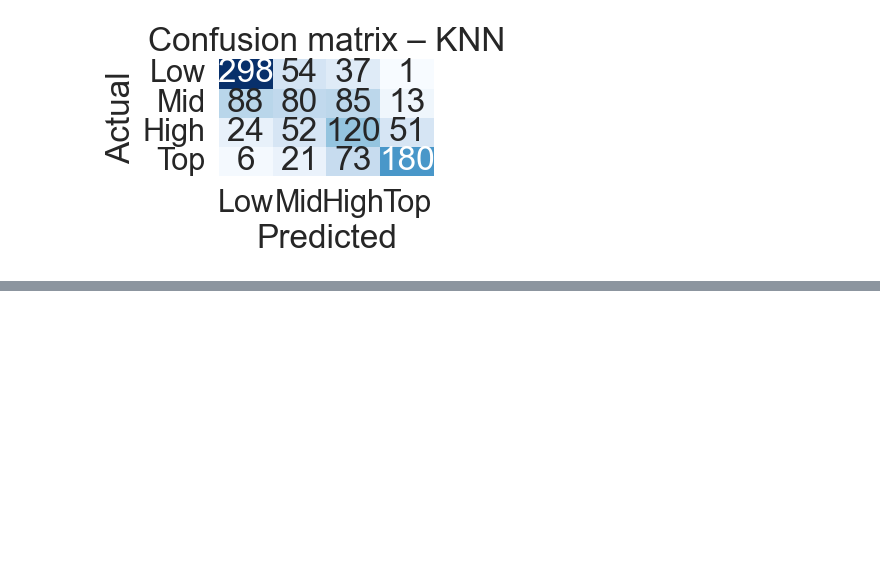
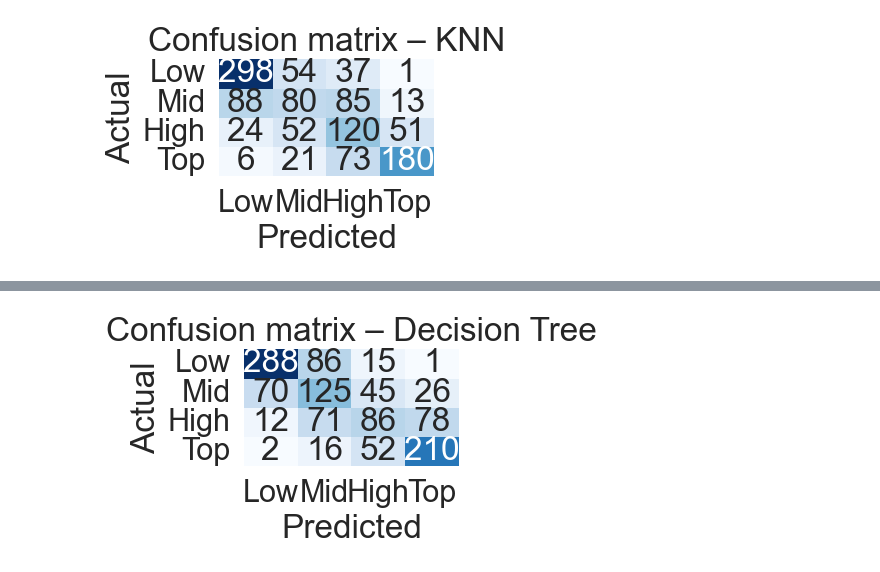
Before and after one commit to Carac92/esgi-spark-core-template, a Jupyter notebook: python-jupyter/main.ipynb, the cells around one changed output, grey strips where cells are left out. Drawn from its saved outputs; the diff is of its cells as text; code cells hidden in the pictures; blank space fills up the shorter version.

Commit message:
ajout de modèle avec tout +quali

```diff
--- a/python-jupyter/main.ipynb
+++ b/python-jupyter/main.ipynb
@@ -425,3 +425,91 @@ for name, cm in conf_mats.items():
 [figure]
 [figure]
 [figure]
+# %%
+data_quali = pd.read_parquet("../data/clean_df_with_categoricals/")
+# ------------------------------------------------------------------
+# 2) Spécifie ici le vrai nom de la colonne-cible numérique
+TARGET_COL = "Exam_Score"        # ← ADAPTE si ton print(...) donne un autre nom
+
+if TARGET_COL not in data_quali.columns:
+    raise ValueError(f"'{TARGET_COL}' n'est pas présent dans clean_df.")
+
+# ------------------------------------------------------------------
+# 3) Binning en quatre classes équilibrées ---------------------------
+# Low = Exam Score <= 62.5
+# Mid = Exam_Score 62.5 - 68
+# High = Exam_Score 68.0 – 74.0
+# Top = Exam_Score >= 74
+data_quali["score_bin"] = pd.qcut(data_quali[TARGET_COL], q=4,
+                          labels=["Low", "Mid", "High", "Top"])
+
+X = data_quali.drop(columns=[TARGET_COL, "score_bin"])
+y = data_quali["score_bin"]                # variable catégorielle (4 classes)
+
+# ------------------------------------------------------------------
+# 4) Séparation train/test stratifiée --------------------------------
+X_train, X_test, y_train, y_test = train_test_split(
+    X, y, test_size=0.2, random_state=42, stratify=y
+)
+
+# ------------------------------------------------------------------
+# 5) Détection quali / quanti ----------------------------------------
+num_cols = X.select_dtypes(include=["number"]).columns
+cat_cols = X.select_dtypes(exclude=["number"]).columns
+
+preprocess = ColumnTransformer([
+    ("num", StandardScaler(), num_cols),
+    ("cat", OneHotEncoder(handle_unknown="ignore"), cat_cols)
+])
+
+# ------------------------------------------------------------------
+# 6) Modèles ----------------------------------------------------------
+models = {
+    "Decision Tree": DecisionTreeClassifier(max_depth=6, random_state=0),
+    "Random Forest": RandomForestClassifier(max_depth=10, random_state=0),
+    "KNN":           KNeighborsClassifier(n_neighbors=5),
+}
+
+results, conf_mats = [], {}
+labels = y.cat.categories   # ['Low', 'Mid', 'High', 'Top']
+
+for name, clf in models.items():
+    pipe = Pipeline([("prep", preprocess), ("clf", clf)])
+    pipe.fit(X_train, y_train)
+    y_pred = pipe.predict(X_test)
+
+    results.append({
+        "Modèle":     name,
+        "Accuracy":   accuracy_score(y_test, y_pred),
+        "Precision":  precision_score(y_test, y_pred,
+                                      average="weighted", zero_division=0),
+        "Recall":     recall_score(y_test, y_pred,
+                                   average="weighted", zero_division=0),
+        "F1-score":   f1_score(y_test, y_pred,
+                               average="weighted", zero_division=0),
+    })
+    conf_mats[name] = confusion_matrix(y_test, y_pred, labels=labels)
+
+# ------------------------------------------------------------------
+# 7) Tableau comparatif ----------------------------------------------
+results_df = (
+    pd.DataFrame(results)
+      .set_index("Modèle")
+      .sort_values("F1-score", ascending=False)
+      .round(3)
+)
+display(results_df)
+
+# ------------------------------------------------------------------
+# 8) Heatmaps des matrices de confusion ------------------------------
+for name, cm in conf_mats.items():
+    plt.figure(figsize=(4, 3))
+    heatmap = sns.heatmap(cm, annot=True, fmt="d", cmap="Blues", cbar=False,
+                xticklabels=labels, yticklabels=labels)
+    heatmap.set_yticklabels(heatmap.get_yticklabels(), rotation=0, ha="right")
+    plt.title(f"Confusion matrix – {name}")
+    plt.xlabel("Predicted")
+    plt.ylabel("Actual")
+    plt.tight_layout()
+    plt.show()
+# %% [output]
@@ -427,0 +521 @@ for name, cm in conf_mats.items():
+[figure, added]
```
Also changed, not shown: parts of 1 cell of this notebook.
